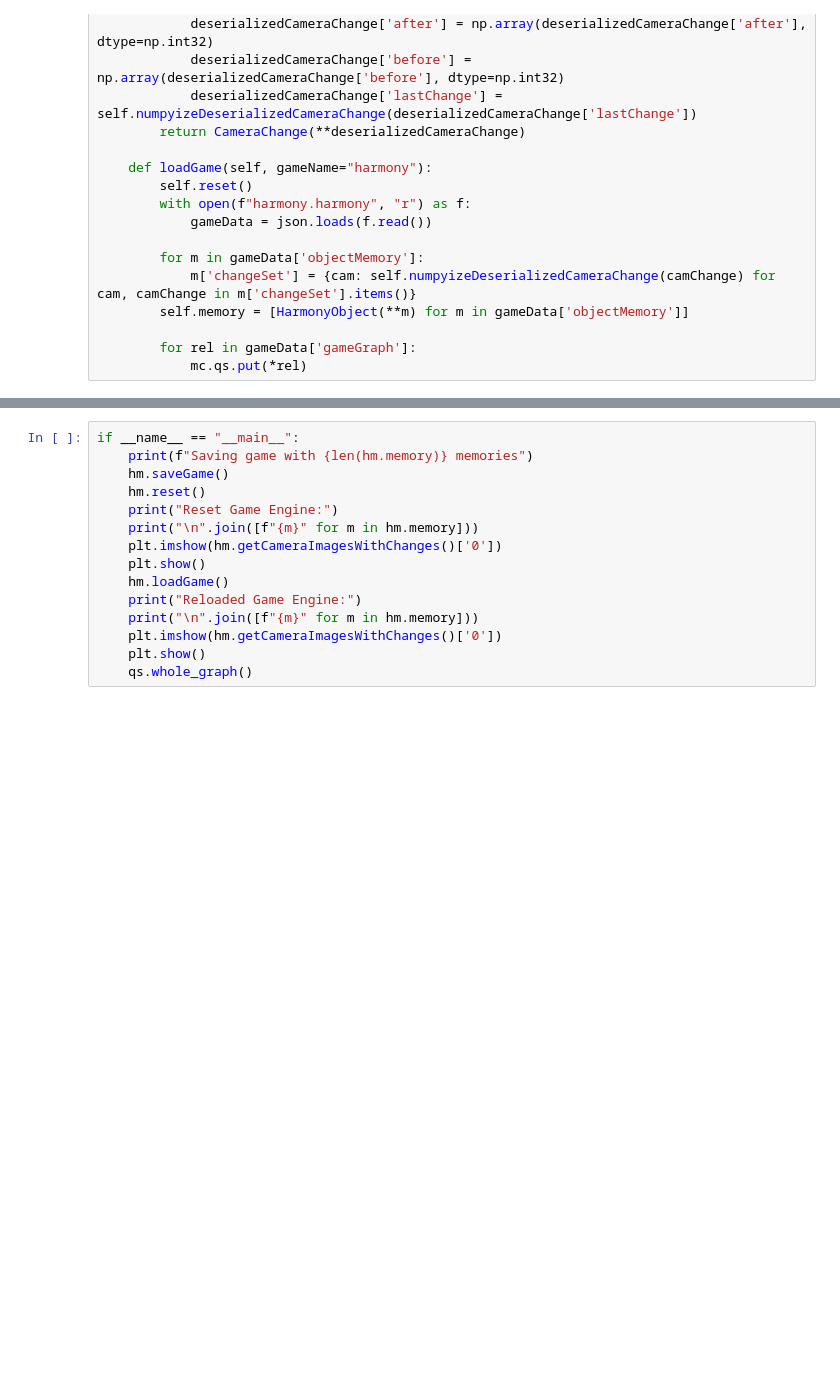
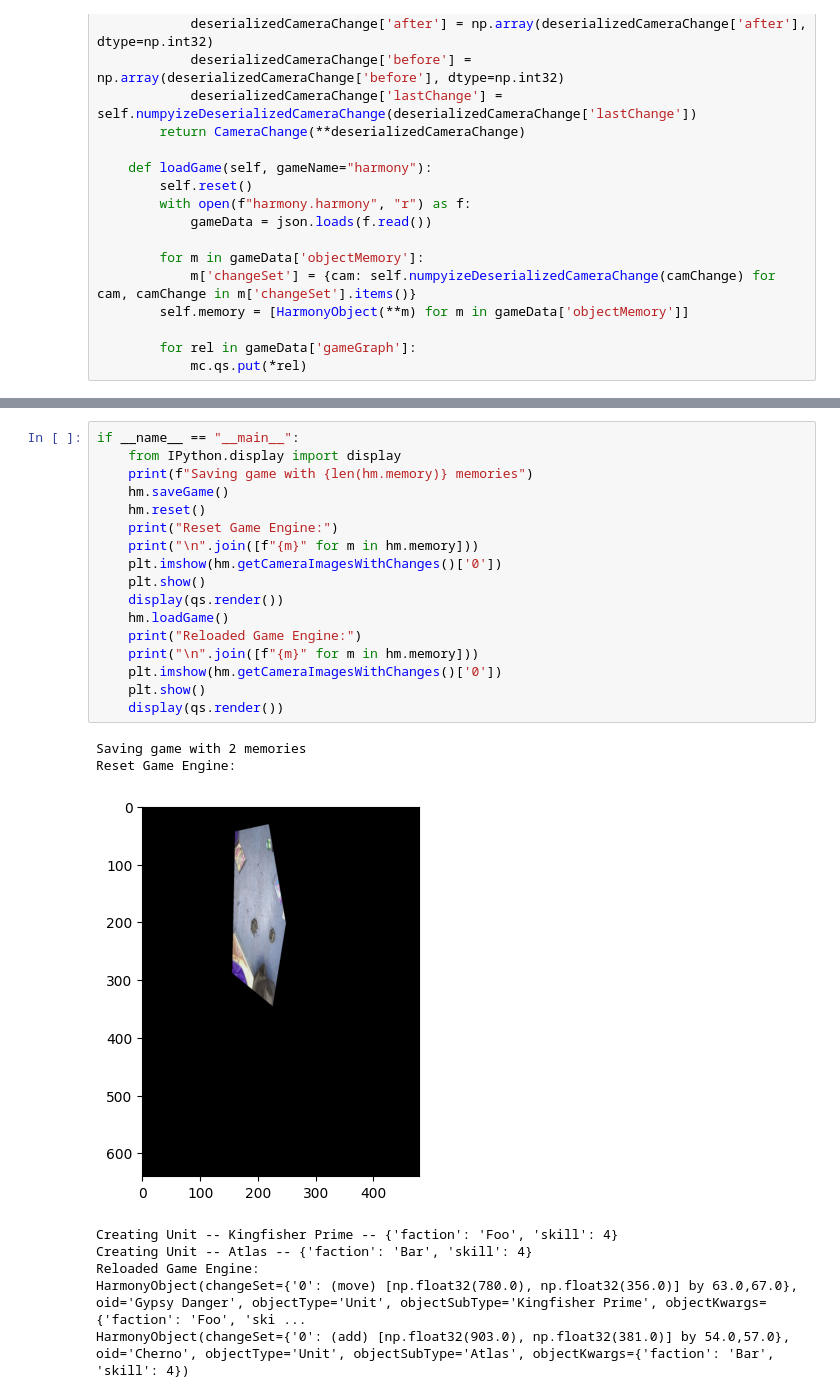
Before and after one commit to MakUrSpace/harmony, a Jupyter notebook: harmony/HarmonyMachine.ipynb, the cells around one changed output, grey strips where cells are left out. Saved outputs shown, nothing was run; the diff lists cells and outputs as text; blank space fills up the shorter version.

```diff
--- a/harmony/HarmonyMachine.ipynb
+++ b/harmony/HarmonyMachine.ipynb
@@ -311,15 +333,26 @@ if __name__ == "__main__":
 # %%
 if __name__ == "__main__":
+    from IPython.display import display
     print(f"Saving game with {len(hm.memory)} memories")
     hm.saveGame()
     hm.reset()
     print("Reset Game Engine:")
     print("\n".join([f"{m}" for m in hm.memory]))
     plt.imshow(hm.getCameraImagesWithChanges()['0'])
     plt.show()
+    display(qs.render())
     hm.loadGame()
     print("Reloaded Game Engine:")
     print("\n".join([f"{m}" for m in hm.memory]))
     plt.imshow(hm.getCameraImagesWithChanges()['0'])
     plt.show()
-    qs.whole_graph()
+    display(qs.render())
+# %% [output]
+Saving game with 2 memories
+Reset Game Engine:
+[figure, added]
+Creating Unit -- Kingfisher Prime -- {'faction': 'Foo', 'skill': 4}
+Creating Unit -- Atlas -- {'faction': 'Bar', 'skill': 4}
+Reloaded Game Engine:
+HarmonyObject(changeSet={'0': (move) [np.float32(780.0), np.float32(356.0)] by 63.0,67.0}, oid='Gypsy Danger', objectType='Unit', objectSubType='Kingfisher Prime', objectKwargs={'faction': 'Foo', 'ski ...
+HarmonyObject(changeSet={'0': (add) [np.float32(903.0), np.float32(381.0)] by 54.0,57.0}, oid='Cherno', objectType='Unit', objectSubType='Atlas', objectKwargs={'faction': 'Bar', 'skill': 4})
```
Also changed, not shown: parts of 4 cells of this notebook, 2 other files.
